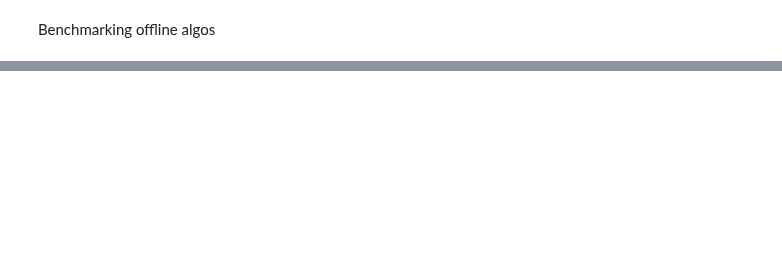
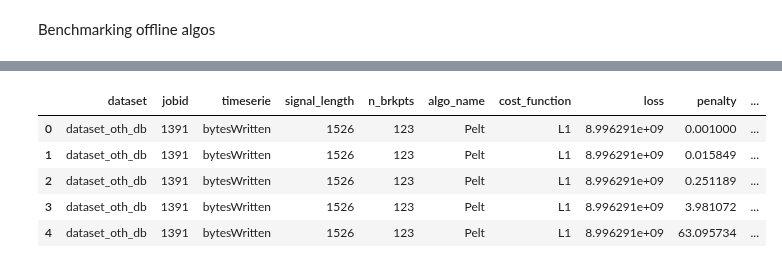
Before and after one commit to io-sea/recommendation-system, a Jupyter notebook: job_decomposer/job_decomposer/stat_methods_exploration.ipynb, the cells around one changed output, grey strips where cells are left out. Saved outputs shown, nothing was run; the diff lists cells and outputs as text; code cells hidden in the pictures; blank space fills up the shorter version.

```diff
--- a/job_decomposer/job_decomposer/stat_methods_exploration.ipynb
+++ b/job_decomposer/job_decomposer/stat_methods_exploration.ipynb
@@ -238,0 +348,9 @@ Measure the reconstruction distance
+# %%
+df.head()
+# %% [output]
+|  | dataset | jobid | timeserie | signal_length | n_brkpts | algo_name | cost_function | loss | penalty | ... |
+| 0 | dataset_oth_db | 1391 | bytesWritten | 1526 | 123 | Pelt | L1 | 8.996291e+09 | 0.001000 | ... |
+| 1 | dataset_oth_db | 1391 | bytesWritten | 1526 | 123 | Pelt | L1 | 8.996291e+09 | 0.015849 | ... |
+| 2 | dataset_oth_db | 1391 | bytesWritten | 1526 | 123 | Pelt | L1 | 8.996291e+09 | 0.251189 | ... |
+| 3 | dataset_oth_db | 1391 | bytesWritten | 1526 | 123 | Pelt | L1 | 8.996291e+09 | 3.981072 | ... |
+| 4 | dataset_oth_db | 1391 | bytesWritten | 1526 | 123 | Pelt | L1 | 8.996291e+09 | 63.095734 | ... |
```
Also changed, not shown: parts of 9 cells of this notebook, 4 other files.
